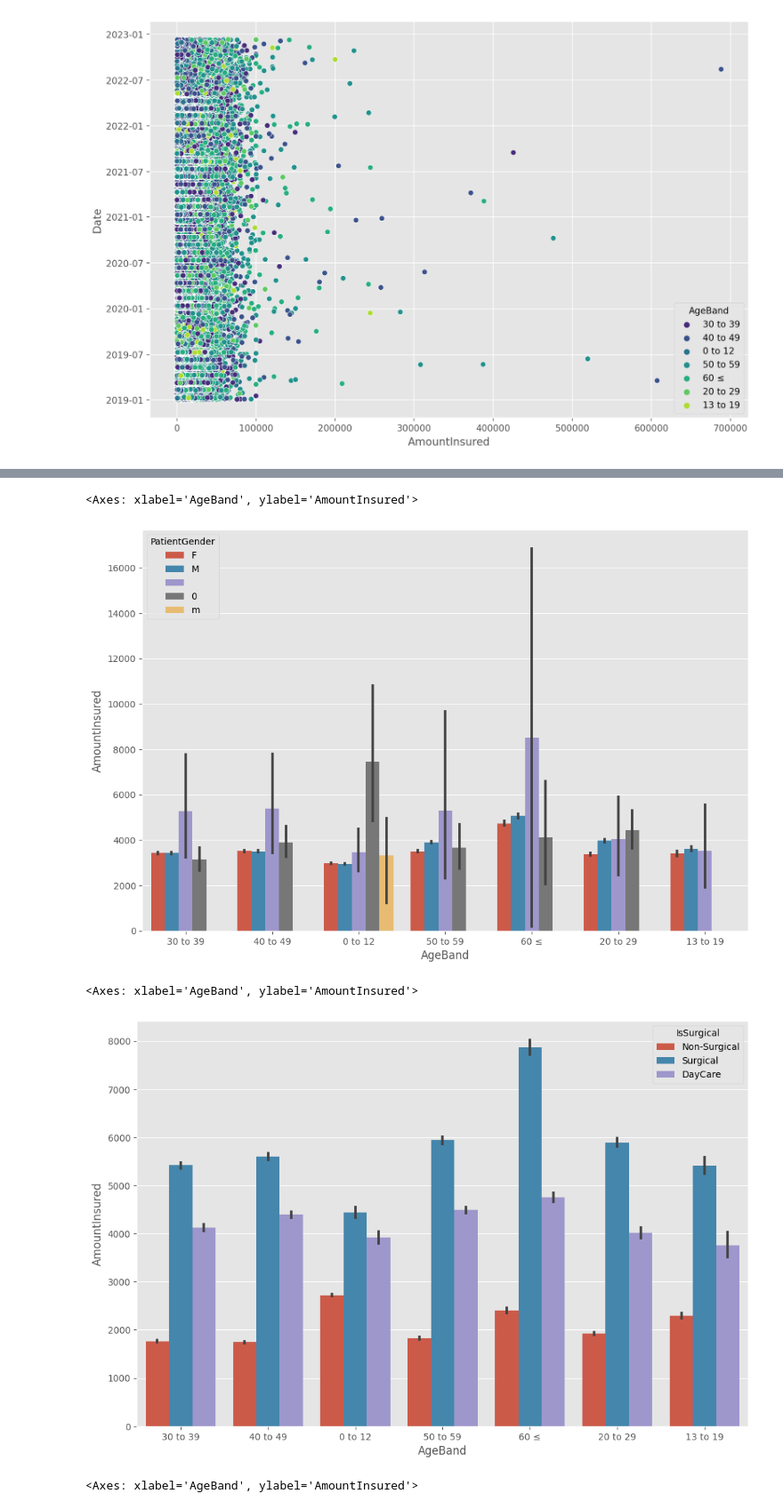
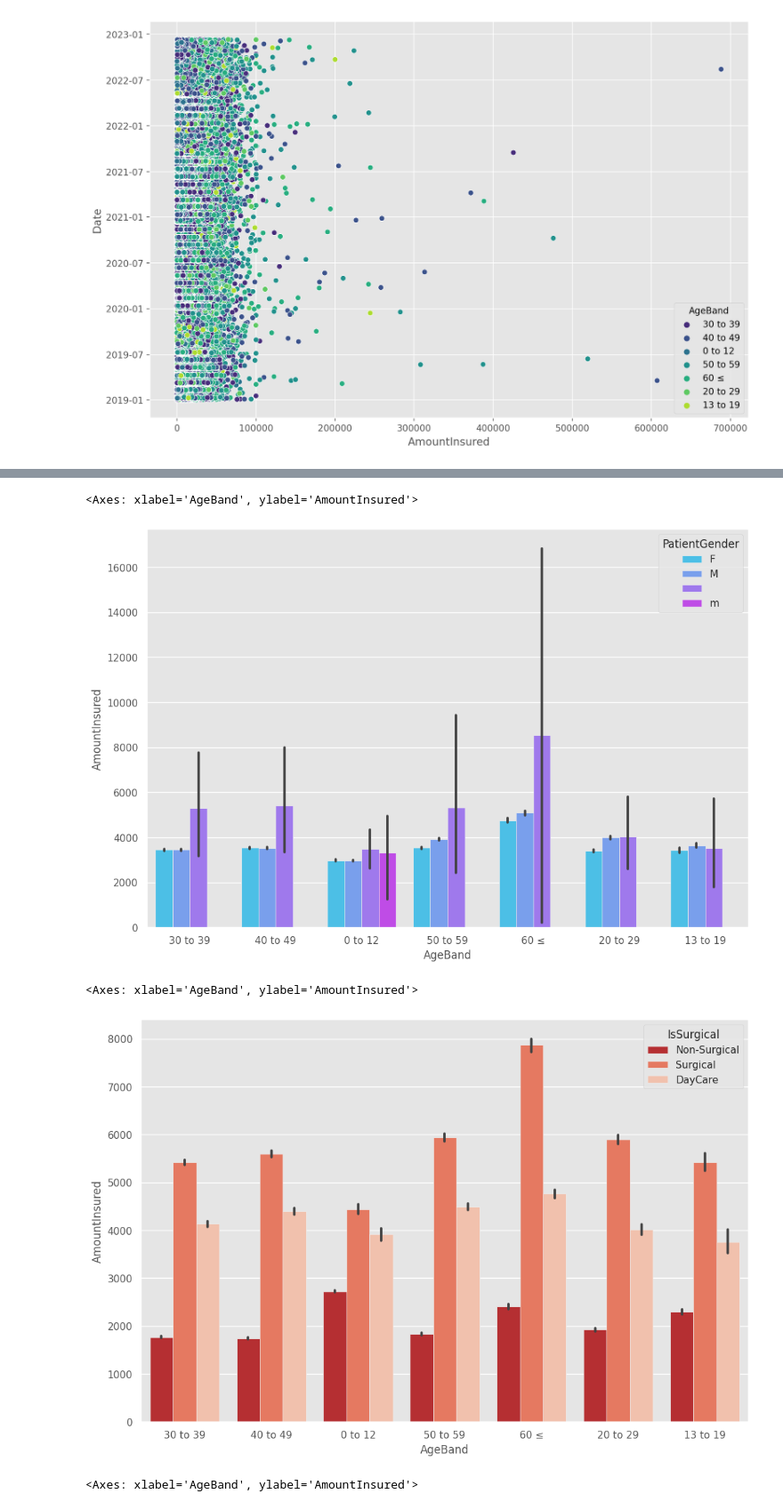
Before and after one commit to AngieChong/Research-Paper, a Jupyter notebook: P2_Prediction_of_Inpatient_Cost.ipynb, the cells around one changed output, grey strips where cells are left out. Shown at 89% size. Cells and saved outputs as stored; diff of their text form; code cells hidden in the pictures.

```diff
--- a/P2_Prediction_of_Inpatient_Cost.ipynb
+++ b/P2_Prediction_of_Inpatient_Cost.ipynb
@@ -251,3 +249,7 @@ df1['MCDays'].fillna(x, inplace = True)
 df1.MCDays.isnull().sum()
 # %% [output]
 0
+# %%
+# Replace 0 values for ICDCode - To identify the diagnosis descroption in Medical Codes
+df1['ICDCode'] = df1['ICDCode'].replace(np.nan,0)
+(df1.isnull().sum()/len(df))*100
@@ -254,6 +292,11 @@ df1.MCDays.isnull().sum()
 # %%
-df1.replace(np.nan,'0',inplace = True)
+### Percentage of missing data
 
-Missing_Percentage = (df1.isnull().sum()).sum()/np.product(df1.shape)*100
-print("The number of missing entries before cleaning: " + str(round(Missing_Percentage,5)) + " %")
+# Before Data Cleaning
+Missing_Percentage1 = (df1.isnull().sum()).sum()/np.product(df1.shape)*100
+print("The number of missing entries before cleaning: " + str(round(Missing_Percentage1,5)) + " %")
+
+# After Data Cleaning
+Missing_Percentage = (df2.isnull().sum()).sum()/np.product(df2.shape)*100
+print("The number of missing entries after cleaning: " + str(round(Missing_Percentage,5)) + " %")
 # %% [output]
@@ -481,15 +606,15 @@ sns.scatterplot(data=df1, x='AmountInsured', y='Date', hue='AgeBand', palette='v
 # %%
 plt.figure(figsize=(12,8),dpi=100)
-sns.barplot(data=df1, x='AgeBand', y='AmountInsured', hue='PatientGender')
+sns.barplot(data=df2, x='AgeBand', y='AmountInsured', hue='PatientGender',palette='cool')
 # %% [output]
 <Axes: xlabel='AgeBand', ylabel='AmountInsured'>
-[figure, old version]
+[figure, new version]
 # %%
 plt.figure(figsize=(12,8),dpi=100)
-sns.barplot(data=df1, x='AgeBand', y='AmountInsured', hue='IsSurgical')
+sns.barplot(data=df1, x='AgeBand', y='AmountInsured', hue='IsSurgical',palette='Reds_r')
 # %% [output]
 <Axes: xlabel='AgeBand', ylabel='AmountInsured'>
-[figure, old version]
+[figure, new version]
 # %%
 sns.barplot(data=df1, x='AgeBand', y='AmountInsured', hue='IsPanel')
 # %% [output]
```
Also changed, not shown: parts of 52 cells of this notebook.
